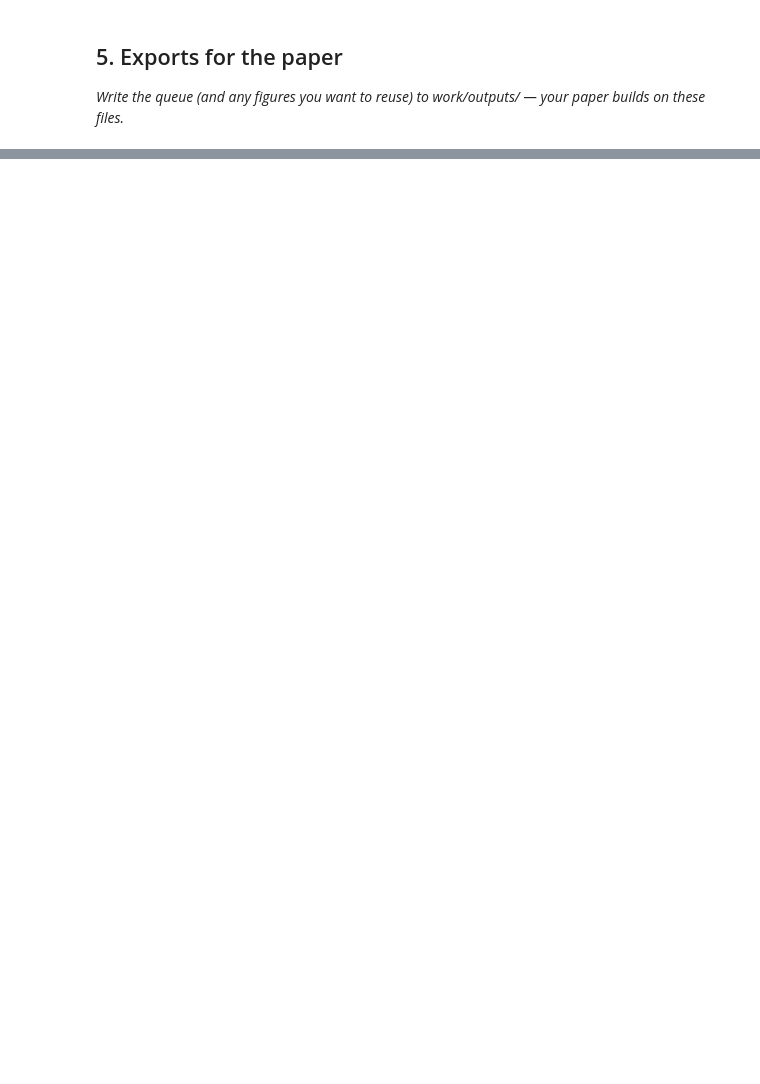
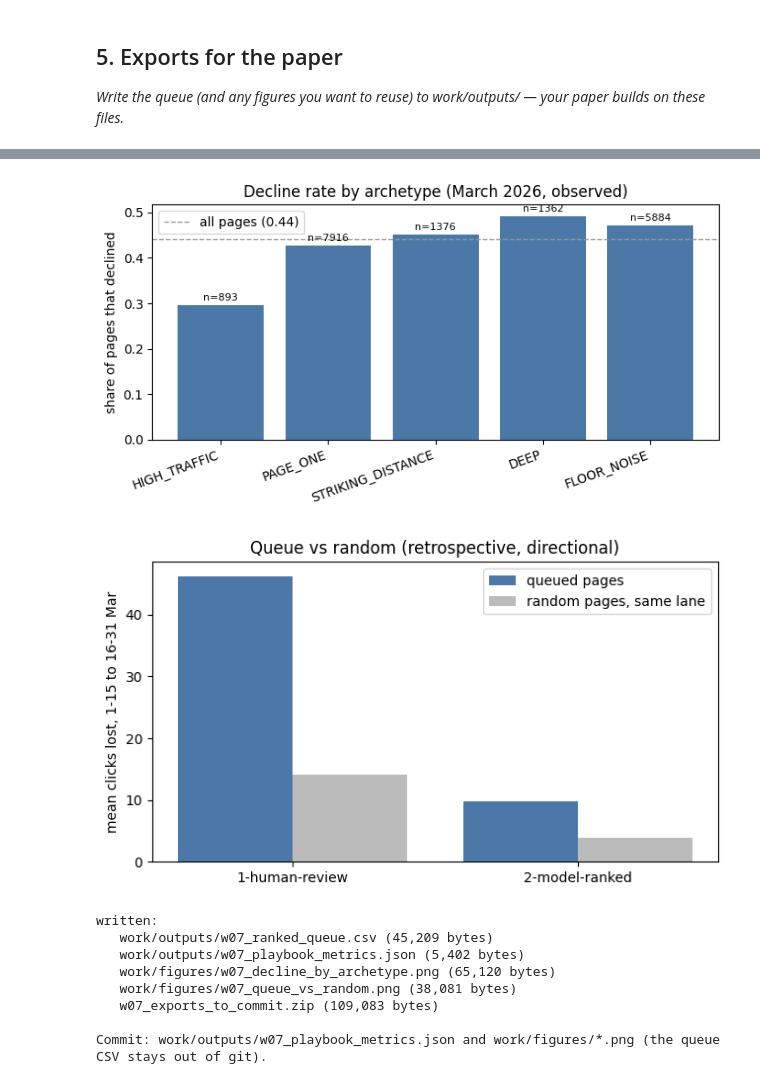
Before and after one commit to Hammad-vibes/FlyRank-Internship, a Jupyter notebook: work/notebooks/w07_action_playbook.ipynb, the cells around one changed output, grey strips where cells are left out. Drawn from its saved outputs; the diff is of its cells as text; code cells hidden in the pictures; blank space fills up the shorter version.

```diff
--- a/work/notebooks/w07_action_playbook.ipynb
+++ b/work/notebooks/w07_action_playbook.ipynb
@@ -43,0 +474,80 @@ This skeleton is yours to fill. Work the sections **in order** — each one has
+# %%
+# This cell is for CODE (numbers, a query, a check).
+# Write your text answer in the cell ABOVE this one — typing sentences here breaks Run All.
+def find_root():
+    p = Path.cwd().resolve()
+    for q in [p, *p.parents]:
+        if (q / ".git").exists() or (q / "work").exists():
+            return q
+    return p
+ROOT = find_root()
+OUT, FIG = ROOT / "work" / "outputs", ROOT / "work" / "figures"
+OUT.mkdir(parents=True, exist_ok=True); FIG.mkdir(parents=True, exist_ok=True)
+
+# 1) the queue (no future columns, no names)
+QCOLS = ["rank", "content_hash_id", "client_hash_id", "archetype", "action", "lane", "review_level",
+         "decline_risk", "priority", "reason_1", "reason_2", "clicks_h1", "impressions_h1",
+         "avg_position_h1", "active_days_h1", "automation_allowed", "reviewer_decision", "reviewer_note"]
+export_q = queue[QCOLS].copy()
+assert not ({"clicks_h2", "label", "lost_clicks_h2", "h2_missing"} & set(export_q.columns))
+export_q.to_csv(OUT / "w07_ranked_queue.csv", index=False)
+
+# 2) figures
+fig, ax = plt.subplots(figsize=(7, 3.8))
+a = arch.copy()
+ax.bar(a.index, a["decline_rate"], color="#4C78A8")
+ax.axhline(df["label"].mean(), color="#999", ls="--", lw=1, label=f"all pages ({df['label'].mean():.2f})")
+for i, (rate, n) in enumerate(zip(a["decline_rate"], a["pages"])):
+    ax.text(i, rate + 0.01, f"n={n}", ha="center", fontsize=8)
+ax.set_ylabel("share of pages that declined"); ax.set_title("Decline rate by archetype (March 2026, observed)")
+ax.legend(); plt.xticks(rotation=20, ha="right"); plt.tight_layout()
+fig.savefig(FIG / "w07_decline_by_archetype.png", dpi=150); plt.show()
+
+fig, ax = plt.subplots(figsize=(6.5, 3.8))
+names, qv, rv = [], [], []
+for lane_name, d in metrics["cost_value_retrospective"]["by_lane"].items():
+    names.append(lane_name); qv.append(d["mean_clicks_lost_queue"]); rv.append(d["mean_clicks_lost_random_same_lane"])
+xx = np.arange(len(names)); ax.bar(xx - 0.2, qv, 0.4, label="queued pages", color="#4C78A8")
+ax.bar(xx + 0.2, rv, 0.4, label="random pages, same lane", color="#BBB")
+ax.set_xticks(xx); ax.set_xticklabels(names); ax.set_ylabel("mean clicks lost, 1-15 to 16-31 Mar")
+ax.set_title("Queue vs random (retrospective, directional)"); ax.legend(); plt.tight_layout()
+fig.savefig(FIG / "w07_queue_vs_random.png", dpi=150); plt.show()
+
+# 3) metrics JSON (the receipts)
+metrics["archetype_table"] = json.loads(arch.round(4).to_json(orient="index"))
+metrics["action_map"] = {k: {"action": v[0], "lane": v[1]} for k, v in ACTION_MAP.items()}
+metrics["reason_code_glossary"] = glossary
+metrics["high_traffic_threshold_clicks_h1"] = float(HI_CLICKS)
+metrics["queue"] = {"size": int(len(queue)), "by_action": queue["action"].value_counts().to_dict(),
+                    "largest_client_share": float(queue[GROUP].value_counts(normalize=True).iloc[0])}
+metrics["monitoring_triggers_starting_values"] = TRIGGERS
+metrics["no_go"] = NO_GO
+metrics["claim_language"] = "observed / measured / directional / decision-support; one month; not production"
+(OUT / "w07_playbook_metrics.json").write_text(json.dumps(metrics, indent=2))
+
+# 4) zip of what to commit (figures + metrics JSON)
+ZIP = ROOT / "w07_exports_to_commit.zip"
+with zipfile.ZipFile(ZIP, "w") as z:
+    for p in [OUT / "w07_playbook_metrics.json", FIG / "w07_decline_by_archetype.png", FIG / "w07_queue_vs_random.png"]:
+        z.write(p, arcname=str(p.relative_to(ROOT)))
+print("written:")
+for p in [OUT / "w07_ranked_queue.csv", OUT / "w07_playbook_metrics.json",
+          FIG / "w07_decline_by_archetype.png", FIG / "w07_queue_vs_random.png", ZIP]:
+    print("  ", p.relative_to(ROOT), f"({p.stat().st_size:,} bytes)")
+print("\nCommit: work/outputs/w07_playbook_metrics.json and work/figures/*.png (the queue CSV stays out of git).")
+try:
+    from google.colab import files
+    files.download(str(ZIP))
+except Exception:
+    pass
+# %% [output]
+[figure, added]
+[figure, added]
+written:
+   work/outputs/w07_ranked_queue.csv (45,209 bytes)
+   work/outputs/w07_playbook_metrics.json (5,402 bytes)
+   work/figures/w07_decline_by_archetype.png (65,120 bytes)
+   work/figures/w07_queue_vs_random.png (38,081 bytes)
+   w07_exports_to_commit.zip (109,083 bytes)
+
+Commit: work/outputs/w07_playbook_metrics.json and work/figures/*.png (the queue CSV stays out of git).
```
Also changed, not shown: parts of 22 cells of this notebook.
